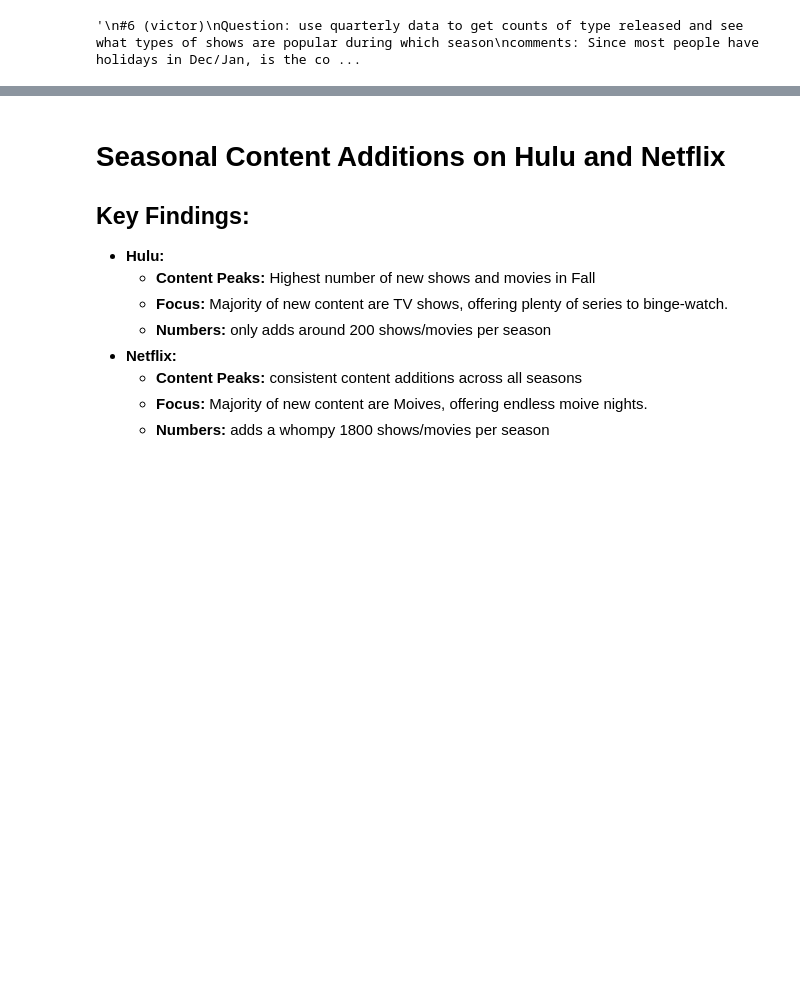
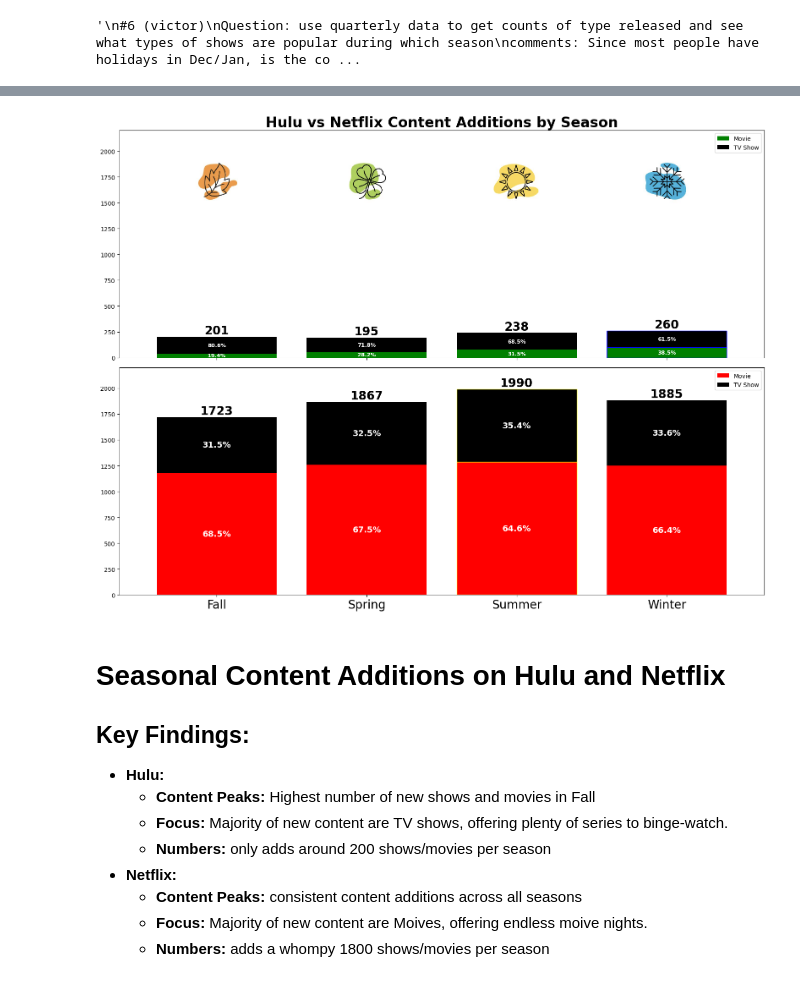
Before and after one commit to RickyMiura/Netflix-Hulu-EDA, a Jupyter notebook: victor_visuals.ipynb, the cells around one changed output, grey strips where cells are left out. Drawn from its saved outputs; the diff is of its cells as text; code cells hidden in the pictures; blank space fills up the shorter version.

```diff
--- a/victor_visuals.ipynb
+++ b/victor_visuals.ipynb
@@ -319,3 +251,74 @@ plt.show()
+# %%
+# Load the images
+fall_img = mpimg.imread('fall.png')
+spring_img = mpimg.imread('spring.png')
+summer_img = mpimg.imread('summer.png')
+winter_img = mpimg.imread('winter.png')
+
+# Split the data into Hulu and Netflix
+df_hulu = df[df['service'] == 'hulu']
+df_netflix = df[df['service'] == 'netflix']
+
+# Group by season and type to get the counts for Hulu
+df_seasonal_hulu = df_hulu.groupby(['season_added', 'type']).size().unstack(fill_value=0)
+
+# Group by season and type to get the counts for Netflix
+df_seasonal_netflix = df_netflix.groupby(['season_added', 'type']).size().unstack(fill_value=0)
+
+# Plotting
+fig, (ax1, ax2) = plt.subplots(2, 1, figsize=(16, 12))
+
+# Custom colors and edgecolors
+hulu_colors = ['green', 'black', 'green', 'green']
+hulu_edgecolors = ['none', 'none', 'none', 'blue']  # Highlight Winter with blue border
+netflix_colors = ['red', 'black', 'red', 'red']
+netflix_edgecolors = ['none', 'none', 'yellow', 'none']  # Highlight Summer with yellow border
+
+# Hulu
+df_seasonal_hulu.plot(kind='bar', stacked=True, ax=ax1, color=hulu_colors, edgecolor=hulu_edgecolors, width=0.8)
+ax1.set_title('Hulu vs Netflix Content Additions by Season', fontsize=24, weight='bold')
+ax1.set_xlabel('')
+ax1.set_ylabel('')
+ax1.set_ylim(0, 2200)  # Set the y-axis limit
+ax1.set_xticklabels([])
+ax1.spines['left'].set_linewidth(.5)
+ax1.spines['bottom'].set_linewidth(.5)
+add_annotations(ax1, df_seasonal_hulu, 20, 9)
+
+# Netflix
+df_seasonal_netflix.plot(kind='bar', stacked=True, ax=ax2, color=netflix_colors, edgecolor=netflix_edgecolors, width=0.8)
+ax2.set_title('')
+ax2.set_xlabel('')
+ax2.set_xticklabels(['Fall', 'Spring', 'Summer', 'Winter'], rotation=360, fontsize=20)  # Change tick font size
+ax2.set_ylim(0, 2200)  # Set the y-axis limit
+ax2.spines['left'].set_linewidth(.5)
+ax2.spines['bottom'].set_linewidth(.5)
+add_annotations(ax2, df_seasonal_netflix, 20, 14)
+
+# Add seasonality images to Hulu plot
+season_images = {
+    'Fall': fall_img,
+    'Spring': spring_img,
+    'Summer': summer_img,
+    'Winter': winter_img
+}
+
+for i, season in enumerate(['Fall', 'Spring', 'Summer', 'Winter']):
+    image = season_images[season]
+    im = OffsetImage(image, zoom=0.2)
+    ab = AnnotationBbox(im, (i, 1700), frameon=False, box_alignment=(0.5, 0.5))
+    ax1.add_artist(ab)
+
+# Custom legend for both plots
+handles, labels = ax1.get_legend_handles_labels()
+ax1.legend(handles, ['Movie', 'TV Show'], loc='upper right', fontsize=10)
+handles, labels = ax2.get_legend_handles_labels()
+ax2.legend(handles, ['Movie', 'TV Show'], loc='upper right', fontsize=10)
+
+plt.tight_layout()
+plt.show()
+# %% [output]
+[figure, added]
 # %% [markdown]
 # Seasonal Content Additions on Hulu and Netflix
 
```
Also changed, not shown: parts of 7 cells of this notebook.
